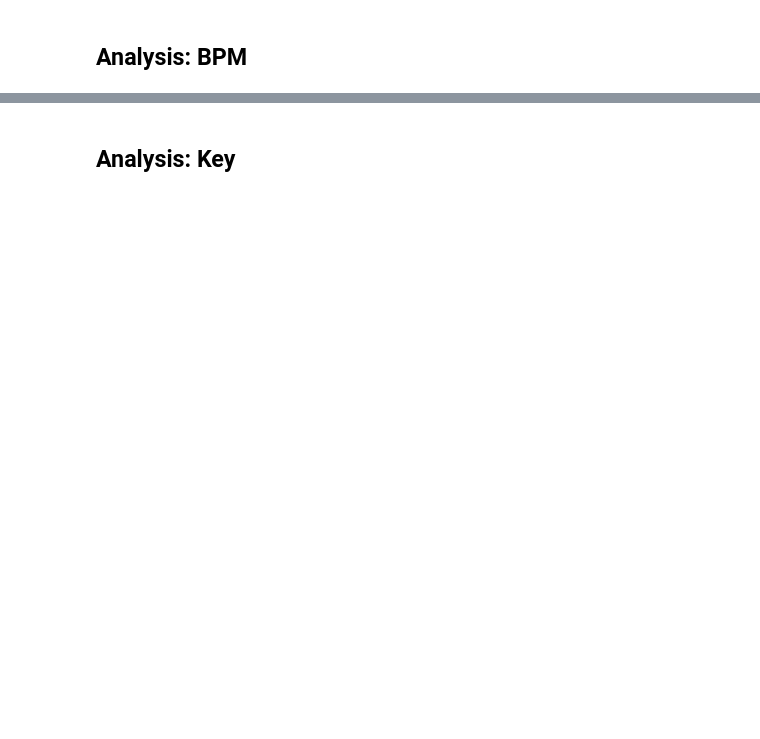
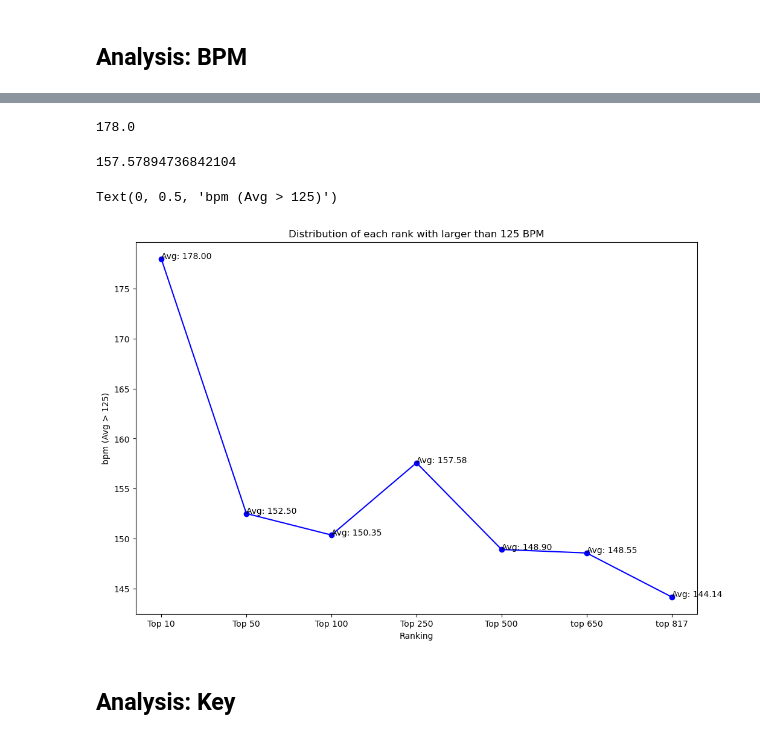
Before and after one commit to low122/Spotify-music-trend, a Jupyter notebook: spotifyAnalysis.ipynb, the cells around one changed output, grey strips where cells are left out. Drawn from its saved outputs; the diff is of its cells as text; code cells hidden in the pictures; blank space fills up the shorter version.

```diff
--- a/spotifyAnalysis.ipynb
+++ b/spotifyAnalysis.ipynb
@@ -638,3 +773,32 @@ P-value: 0.19727433899671962
+# %%
+top_10_songs[top_10_songs['bpm'] > 125]['bpm'].mean()
+# %% [output]
+178.0
+# %%
+top_250_songs[top_250_songs['bpm'] > 125]['bpm'].mean()
+# %% [output]
+157.57894736842104
+# %%
+# See which rank reached average 149.5 like top 10 songs
+avg_above_125 = []
+
+plt.figure(figsize = (12, 8))
+
+
+for df in rank_songs:
+    avg_above_125.append(df[df['bpm'] > 125]['bpm'].mean())
+
+plt.plot(labels, avg_above_125, color = 'blue', marker = 'o')
+
+for i, avg in enumerate(avg_above_125):
+    plt.text(i, avg, f'Avg: {avg:.2f}', fontsize = 10)
+
+plt.title('Distribution of each rank with larger than 125 BPM')
+plt.xlabel('Ranking')
+plt.ylabel('bpm (Avg > 125)')
+# %% [output]
+Text(0, 0.5, 'bpm (Avg > 125)')
+[figure, added]
 # %% [markdown]
 **Analysis: Key**
 -
```
Also changed, not shown: parts of 15 cells of this notebook.
